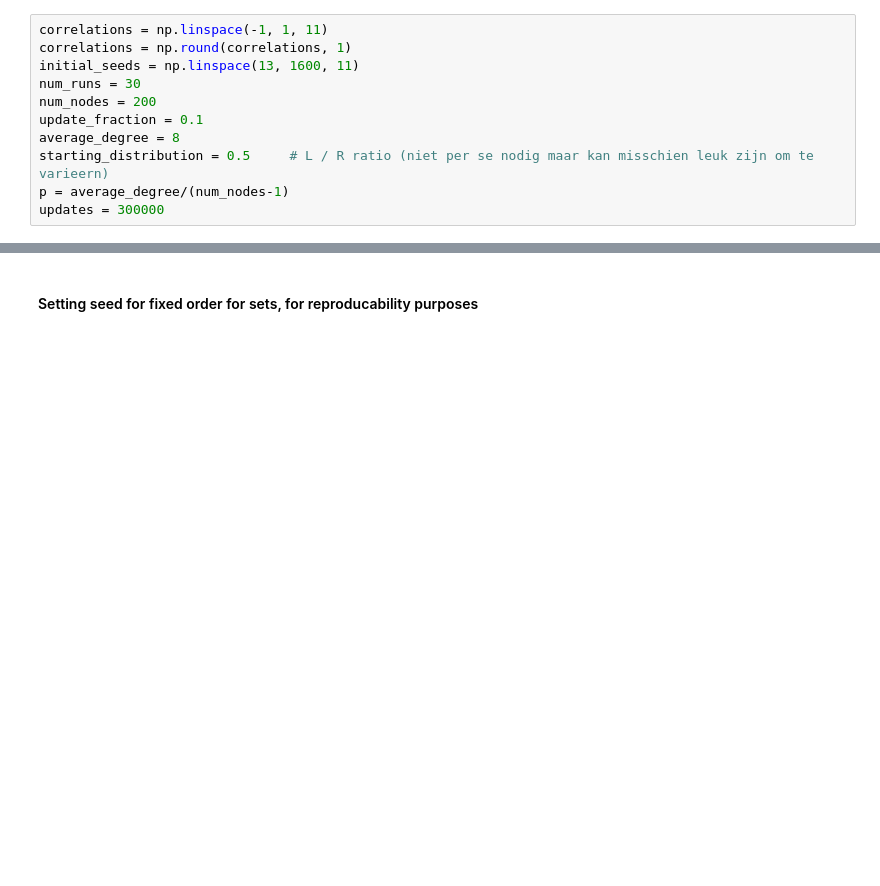
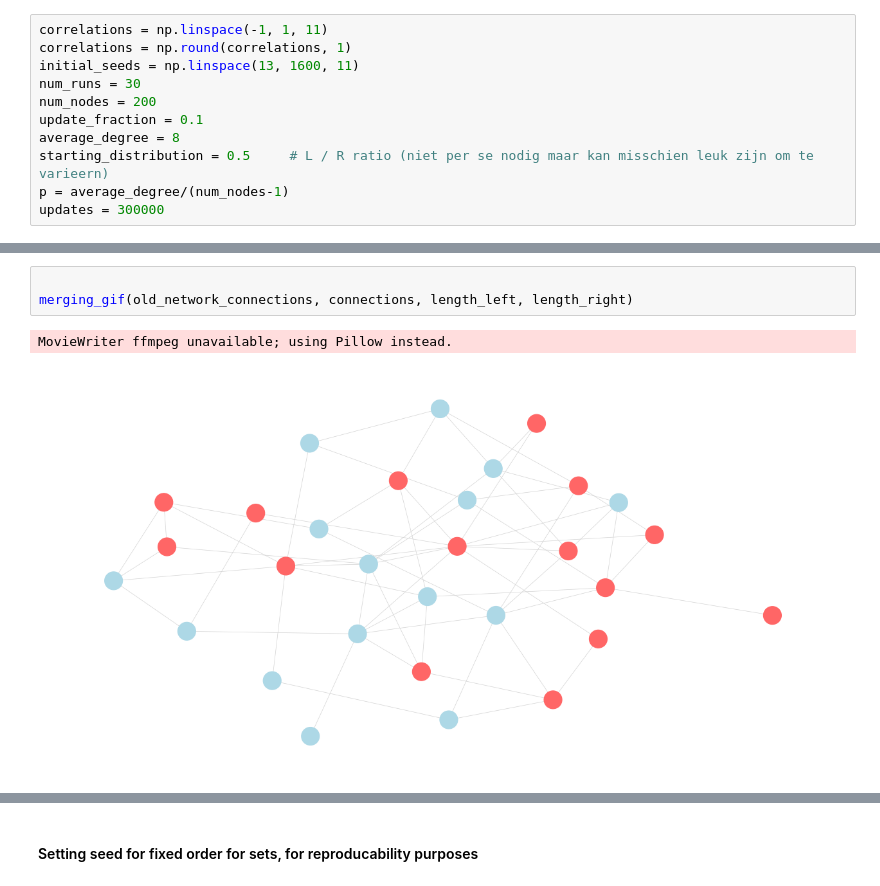
Before and after one commit to salomepoulain/complex_systems_networked, a Jupyter notebook: main.ipynb, the cells around one changed output, grey strips where cells are left out. Cells and saved outputs as stored; diff of their text form; blank space fills up the shorter version.

```diff
--- a/main.ipynb
+++ b/main.ipynb
@@ -24,0 +87,6 @@ updates = 300000
+# %%
+
+merging_gif(old_network_connections, connections, length_left, length_right)
+# %% [output]
+MovieWriter ffmpeg unavailable; using Pillow instead.
+[figure, added]
```
Also changed, not shown: parts of 3 cells of this notebook, 5 other files.
